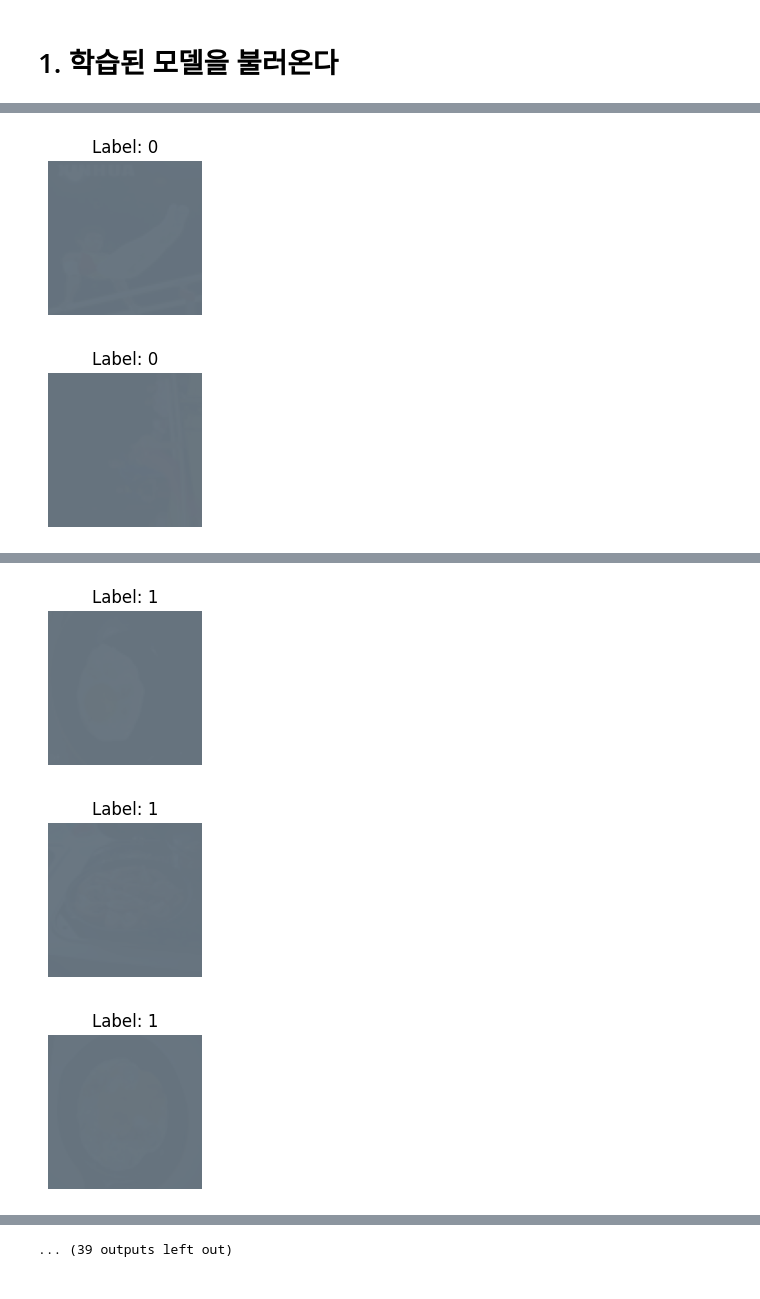
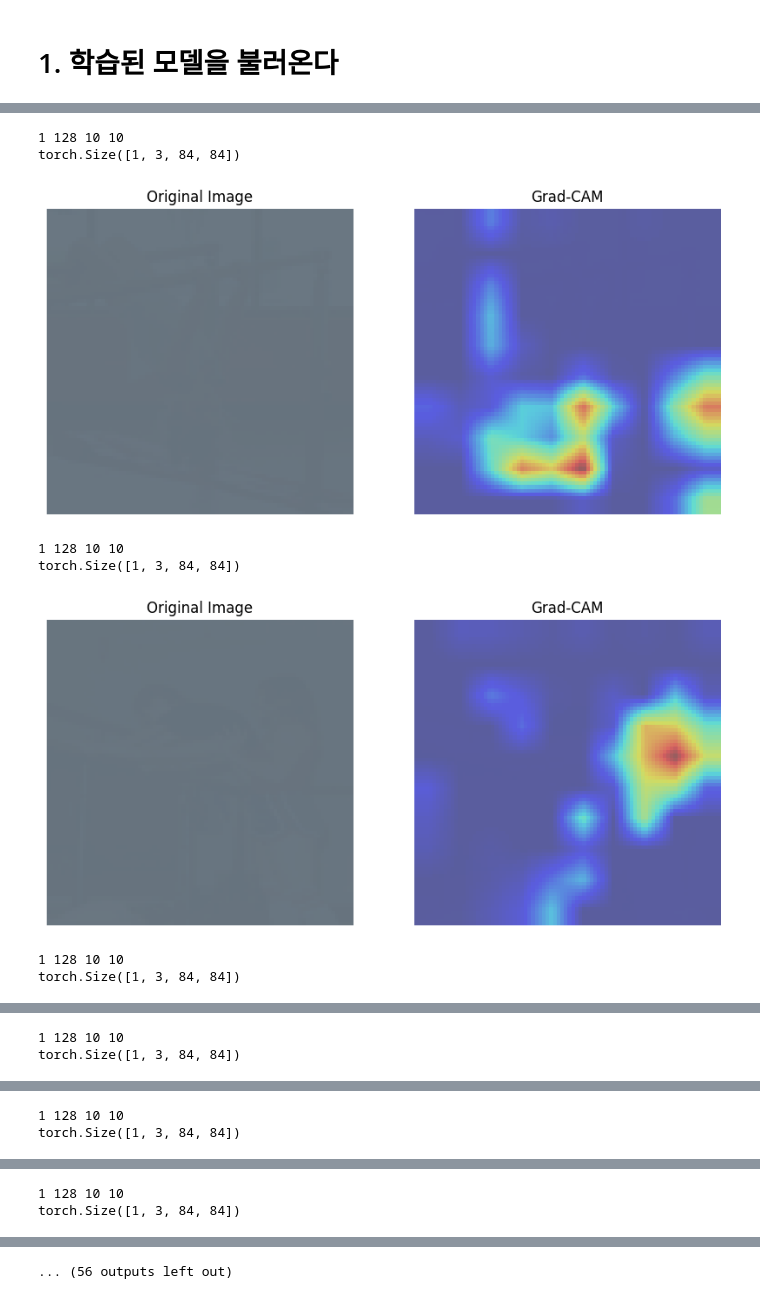
Before and after one commit to SKKUJMLim/MAML, a Jupyter notebook: Test_jupyternotebook/GradCAM_Arbiter.ipynb, the cells around one changed output, grey strips where cells are left out. Cells and saved outputs as stored; diff of their text form; code cells hidden in the pictures.

Commit message:
GradCAM

```diff
--- a/Test_jupyternotebook/GradCAM_Arbiter.ipynb
+++ b/Test_jupyternotebook/GradCAM_Arbiter.ipynb
@@ -262,7 +295,7 @@ for sample_idx, train_sample in enumerate(train_data):
 
         num_steps=5
         for num_step in range(num_steps):
-            support_loss, support_preds, support_loss_seperate = maml_system.model.net_forward(
+            support_loss, support_preds, support_loss_seperate, fetaure_map = maml_system.model.net_forward(
                     x=x_support_set_task,
                     y=y_support_set_task,
                     weights=names_weights_copy,
@@ -292,49 +325,69 @@ for sample_idx, train_sample in enumerate(train_data):
                     per_step_task_embedding.append(gradient_l2norm)
 
                 per_step_task_embedding = torch.stack(per_step_task_embedding)
 
                 per_step_task_embedding = (per_step_task_embedding - per_step_task_embedding.mean()) / (
                             per_step_task_embedding.std() + 1e-12)
 
                 generated_gradient_rate = maml_system.model.arbiter(per_step_task_embedding)
 
                 g = 0
                 for key in names_weights_copy.keys():
                     generated_alpha_params[key] = generated_gradient_rate[g]
                     g += 1
 
             names_weights_copy, names_grads_copy = maml_system.model.apply_inner_loop_update(
                 loss=support_loss,
                 support_loss_seperate=support_loss_seperate,
                 names_weights_copy=names_weights_copy,
                 alpha=generated_alpha_params,
                 use_second_order=args.second_order,
                 current_step_idx=num_step,
                 current_iter=maml_system.state['current_iter'],
                 training_phase='test')
 
-            if num_step == 4:
-                batch_size = x_support_set_task.shape[0]
-                individual_images = torch.split(x_support_set_task, 1, dim=0)  # (25, 3, 84, 84) -> (1, 3, 84, 84) 텐서로 분리
-                individual_labels = torch.split(y_support_set_task, 1, dim=0)
+        ##########Inner loop 종료 #############
+        # Query set으로 Grad-CAM을 구한다.
+        # (참고) https://github.com/eclique/pytorch-gradcam/blob/master/gradcam.ipynb
+        batch_size = x_target_set_task.shape[0]
+        individual_images = torch.split(x_target_set_task, 1, dim=0)  # (25, 3, 84, 84) -> (1, 3, 84, 84) 텐서로 분리
+        individual_labels = torch.split(y_target_set_task, 1, dim=0)
 
-                # 각 이미지 텐서 확인
-                for i in range(batch_size):
-                    img = individual_images[i].cpu().squeeze()
-                    img = img.permute(1, 2, 0) # (3, 84, 84) -> (84, 84, 3)
-                    img = img * torch.tensor([1 / 255.0, 1 / 255.0, 1 / 255.0]) + torch.tensor([104 / 255.0, 117 / 255.0, 128 / 255.0]) # Normalize의 반대로 [0, 1] 범위로 복원
-                    img = torch.clamp(img, 0, 1)  # 클리핑을 통해 값을 [0, 1]로 제한
+        # 각 이미지 텐서 확인
+        for i in range(batch_size):
+            target_loss, target_preds, _, feature_map = maml_system.model.net_forward(x=individual_images[i],
+                                                             y=individual_labels[i], weights=names_weights_copy,
+                                                             backup_running_statistics=False, training=True,
+                                                             num_step=num_step, training_phase='test',
+                                                             epoch=0)
 
-                    plt.figure(figsize=(2, 2))
-                    plt.imshow(img)
-                    plt.title(f"Label: {individual_labels[i].item()}")
-                    plt.axis('off')
-                    plt.show()
+            _, N, H, W = feature_map.size()
+            print(_, N, H, W )
 
+            # 선택한 클래스에 대한 스칼라 출력값을 기준으로 gradient 계산
+            target_class = individual_labels[i]
+            output = target_preds
 
+            class_score = output[:, target_class].sum()
+            gradients = torch.autograd.grad(outputs=class_score, inputs=feature_map, grad_outputs=torch.ones_like(class_score))
 
-        ##########Inner loop 종료 #############
-        # Query set에 대한 그래디언트#
+            # gradients를 사용하여 feature map의 가중치를 계산
+            weights = torch.mean(gradients[0], dim=(2, 3), keepdim=True)
+            grad_cam = F.relu(torch.sum(weights * feature_map, dim=1, keepdim=True))
+
+            # grad_cam을 이미지 크기로 리사이즈
+            input_image = individual_images[i]
+            print(input_image.shape)
+            grad_cam = F.interpolate(grad_cam, size=(input_image.shape[2], input_image.shape[3]), mode='bilinear', align_corners=False)
+            grad_cam = grad_cam.squeeze().cpu().detach().numpy()
+
+            visualize_grad_cam(input_image=individual_images[i], grad_cam=grad_cam)
 # %% [output]
+1 128 10 10
+torch.Size([1, 3, 84, 84])
-[figure, old version]
+[figure, new version]
+1 128 10 10
+torch.Size([1, 3, 84, 84])
-[figure, old version]
+[figure, new version]
+1 128 10 10
+torch.Size([1, 3, 84, 84])
@@ -341,0 +395,2 @@ for sample_idx, train_sample in enumerate(train_data):
+1 128 10 10
+torch.Size([1, 3, 84, 84])
@@ -342,0 +398,2 @@ for sample_idx, train_sample in enumerate(train_data):
+1 128 10 10
+torch.Size([1, 3, 84, 84])
@@ -343,0 +401,2 @@ for sample_idx, train_sample in enumerate(train_data):
+1 128 10 10
+torch.Size([1, 3, 84, 84])
@@ -345,3 +403,0 @@ for sample_idx, train_sample in enumerate(train_data):
-[figure, removed]
-[figure, removed]
-[figure, removed]
@@ -351 +404 @@ for sample_idx, train_sample in enumerate(train_data):
-... (39 outputs left out)
+... (56 outputs left out)
```
Also changed, not shown: parts of 6 cells of this notebook, 1 other file.
